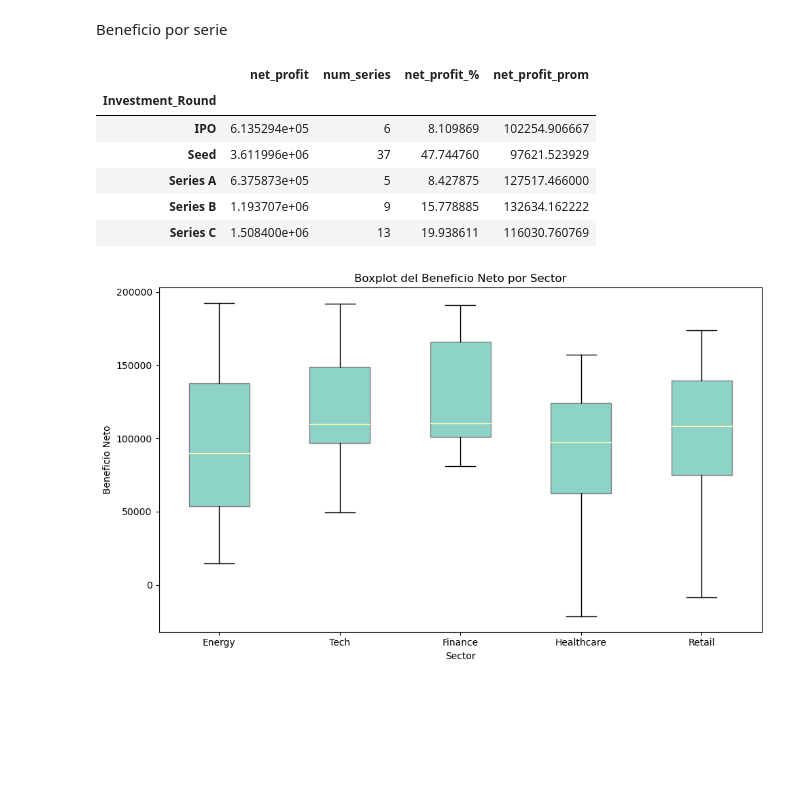
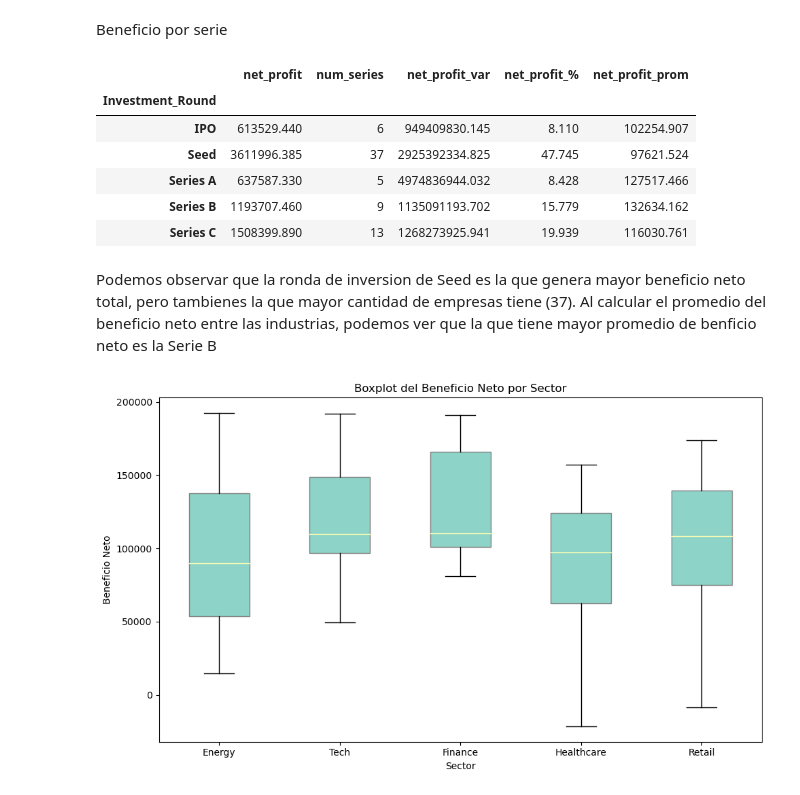
Before and after one commit to Chiaraaorlando/Regresion, a Jupyter notebook: regresion tp chiara orlando.ipynb, the cells around one changed output. Cells and saved outputs as stored; diff of their text form; code cells hidden in the pictures; blank space fills up the shorter version.

```diff
--- a/regresion tp chiara orlando.ipynb
+++ b/regresion tp chiara orlando.ipynb
@@ -20,3 +20,4 @@ import seaborn as sns
 import numpy as np
 import statsmodels.formula.api as smf
 from sklearn.preprocessing import StandardScaler
+pd.set_option('display.float_format', lambda x: '%.3f' % x)
@@ -344,0 +151,4 @@ clase
+# %%
+emprendimientos['adm_cost_menor50000']= emprendimientos['Admin_Costs']<50000
+admin = emprendimientos.groupby('adm_cost_menor50000').agg(menor50000=('adm_cost_menor50000','count'),net_profit=('Net_Profit', 'sum'))
+admin
@@ -601,18 +453,20 @@ La industria con mayor beneficio neto es la Tech, pero tambien es la industria c
 # %% [markdown]
 Beneficio por serie
 # %%
-series = emprendimientos.groupby('Investment_Round').agg(net_profit=('Net_Profit', 'sum'), num_series =('Investment_Round', 'count'))
+series = emprendimientos.groupby('Investment_Round').agg(net_profit=('Net_Profit', 'sum'), num_series =('Investment_Round', 'count'),net_profit_var=('Net_Profit','var'))
 series['net_profit_%'] = series['net_profit'] / series['net_profit'].sum() * 100
 series['net_profit_prom'] = series['net_profit'] / series['num_series']
 series
 # %% [output]
-|  | net_profit | num_series | net_profit_% | net_profit_prom |
-| Investment_Round |  |  |  |  |
-| IPO | 6.135294e+05 | 6 | 8.109869 | 102254.906667 |
-| Seed | 3.611996e+06 | 37 | 47.744760 | 97621.523929 |
-| Series A | 6.375873e+05 | 5 | 8.427875 | 127517.466000 |
-| Series B | 1.193707e+06 | 9 | 15.778885 | 132634.162222 |
-| Series C | 1.508400e+06 | 13 | 19.938611 | 116030.760769 |
+|  | net_profit | num_series | net_profit_var | net_profit_% | net_profit_prom |
+| Investment_Round |  |  |  |  |  |
+| IPO | 613529.440 | 6 | 949409830.145 | 8.110 | 102254.907 |
+| Seed | 3611996.385 | 37 | 2925392334.825 | 47.745 | 97621.524 |
+| Series A | 637587.330 | 5 | 4974836944.032 | 8.428 | 127517.466 |
+| Series B | 1193707.460 | 9 | 1135091193.702 | 15.779 | 132634.162 |
+| Series C | 1508399.890 | 13 | 1268273925.941 | 19.939 | 116030.761 |
+# %% [markdown]
+Podemos observar que la ronda de inversion de Seed es la que genera mayor beneficio neto total, pero tambienes la que mayor cantidad de empresas tiene (37). Al calcular el promedio del beneficio neto entre las industrias, podemos ver que la que tiene mayor promedio de benficio neto es la Serie B
 # %%
 import matplotlib.pyplot as plt
 import pandas as pd
```
Also changed, not shown: parts of 64 cells of this notebook.
